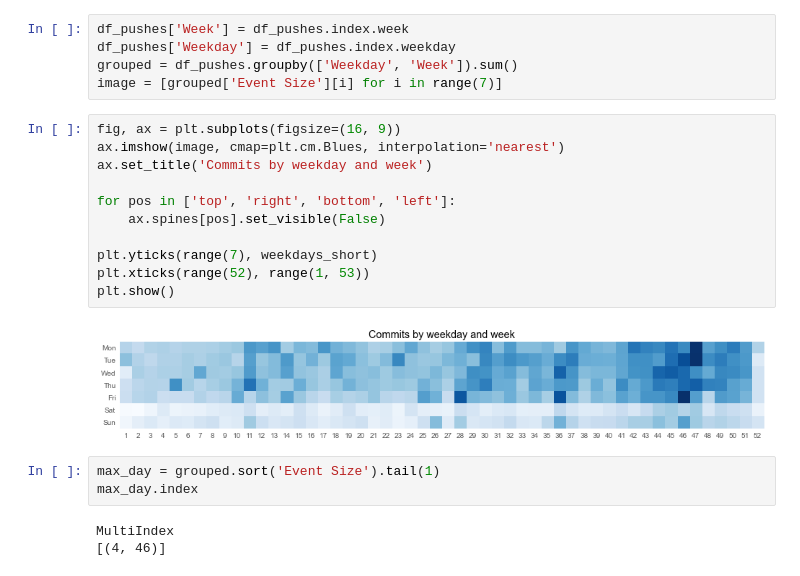
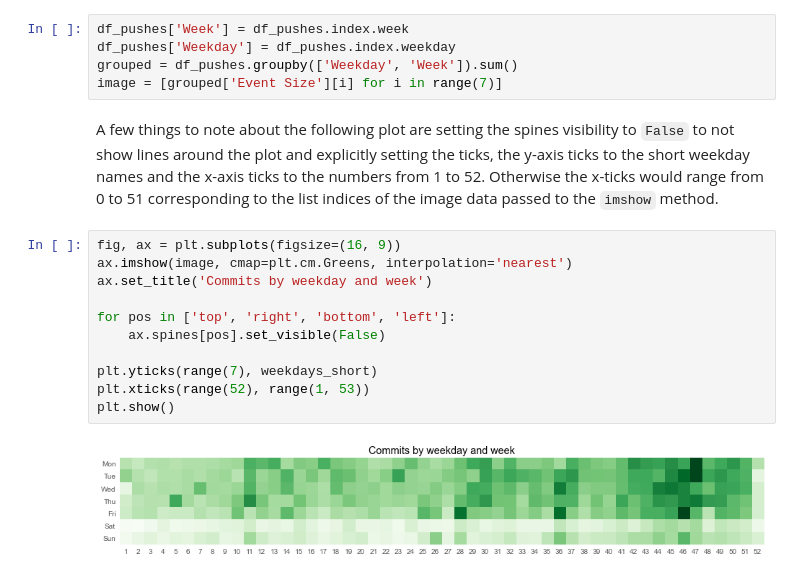
Before and after one commit to yaph/ipython-notebooks, a Jupyter notebook: GitHub Archive 2013 Event Types.ipynb, the cells around one changed output. Cells and saved outputs as stored; diff of their text form.

Commit message:
github archive events

```diff
--- a/GitHub Archive 2013 Event Types.ipynb
+++ b/GitHub Archive 2013 Event Types.ipynb
@@ -98,22 +177,18 @@ df_pushes['Week'] = df_pushes.index.week
 df_pushes['Weekday'] = df_pushes.index.weekday
 grouped = df_pushes.groupby(['Weekday', 'Week']).sum()
 image = [grouped['Event Size'][i] for i in range(7)]
+# %% [markdown]
+A few things to note about the following plot are setting the spines visibility to `False` to not show lines around the plot and explicitly setting the ticks, the y-axis ticks to the short weekday names and the x-axis ticks to the numbers from 1 to 52. Otherwise the x-ticks would range from 0 to 51 corresponding to the list indices of the image data passed to the `imshow` method.
 # %%
 fig, ax = plt.subplots(figsize=(16, 9))
-ax.imshow(image, cmap=plt.cm.Blues, interpolation='nearest')
+ax.imshow(image, cmap=plt.cm.Greens, interpolation='nearest')
 ax.set_title('Commits by weekday and week')
 
 for pos in ['top', 'right', 'bottom', 'left']:
     ax.spines[pos].set_visible(False)
 
 plt.yticks(range(7), weekdays_short)
 plt.xticks(range(52), range(1, 53))
 plt.show()
 # %% [output]
-[figure, old version]
+[figure, new version]
-# %%
-max_day = grouped.sort('Event Size').tail(1)
-max_day.index
-# %% [output]
-MultiIndex
-[(4, 46)]
```
Also changed, not shown: parts of 27 cells of this notebook, 3 other files.
